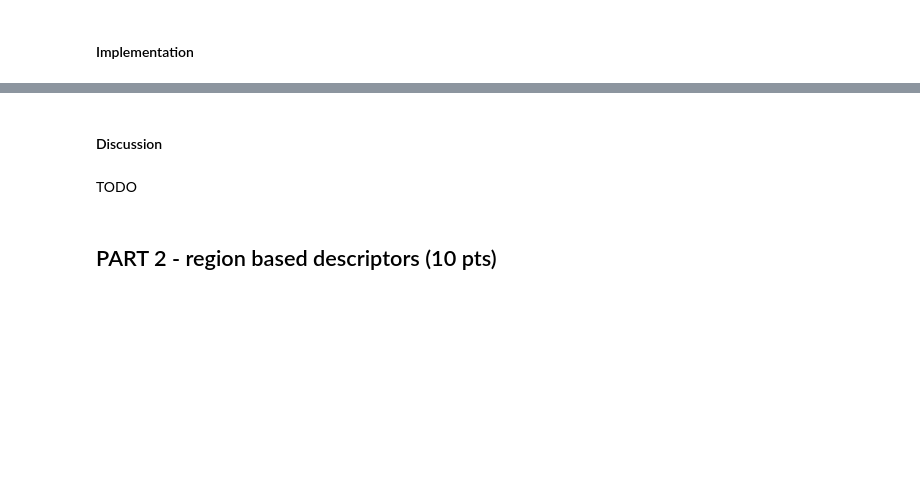
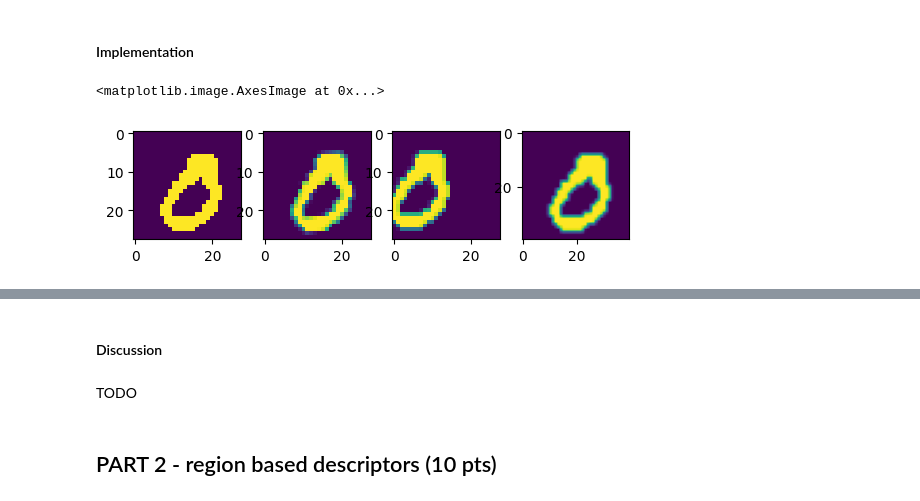
Before and after one commit to LTS5/iapr, a Jupyter notebook: labs/lab_02_object_description.ipynb, the cells around one changed output, grey strips where cells are left out. Cells and saved outputs as stored; diff of their text form; code cells hidden in the pictures; blank space fills up the shorter version.

```diff
--- a/labs/lab_02_object_description.ipynb
+++ b/labs/lab_02_object_description.ipynb
@@ -330,15 +347,0 @@ def get_invariant_features(img, inv_to_rotation=False, inv_to_translation=False,
-# %%
-# Define custom rotation function. You may add other parameters to the function.
-def random_rotate(img):
-    # TODO
-    pass
-
-# Define custom rotation function. You may add other parameters to the function.
-def random_translate(img):
-    # TODO
-    pass
-
-# Define custom rotation function. You may add other parameters to the function.
-def random_scale(img):
-    # TODO
-    pass
@@ -345,3 +401,46 @@ def random_scale(img):
+# %%
+# Define custom rotation function. You may add other parameters to the function.
+from skimage.transform import rotate
+from skimage.transform import AffineTransform, warp
+from skimage.transform import rescale
+import random
+
+def random_rotate(image,  angle_range=(-45, 45)):
+    angle = np.random.uniform(*angle_range)
+    return rotate(image, angle, mode='edge')
+
+
+def random_translate(image, max_shift=10):
+    # Define the maximum translation amount in both x and y directions
+    tx = np.random.uniform(-max_shift, max_shift)
+    ty = np.random.uniform(-max_shift, max_shift)
+
+    # Define the affine transformation matrix for the translation
+    tform = AffineTransform(translation=(tx, ty))
+
+    # Apply the translation to the image using the warp function
+    translated_image = warp(image, tform.inverse)
+
+    return translated_image
+
+def random_scale(image, scale_range=(0.5, 1.5)):
+    # Randomly select a scaling factor within the given range
+    scale_factor = random.uniform(scale_range[0], scale_range[1])
+
+    # Apply the rescale transformation to the image
+    scaled_image = rescale(image, scale_factor, anti_aliasing=True)
+    #scaled_image = rescale(image, scale_factor, anti_aliasing=True, mode='reflect')
+
+    return scaled_image
+
+fig, axes=plt.subplots(1,4)
+axes[0].imshow(zero)
+axes[1].imshow(random_rotate(zero))
+axes[2].imshow(random_translate(zero))
+axes[3].imshow(random_scale(zero))
+# %% [output]
+<matplotlib.image.AxesImage at 0x...>
+[figure, added]
 # %%
 # We will define 4 sets of new images below
 
```
Also changed, not shown: parts of 17 cells of this notebook.
